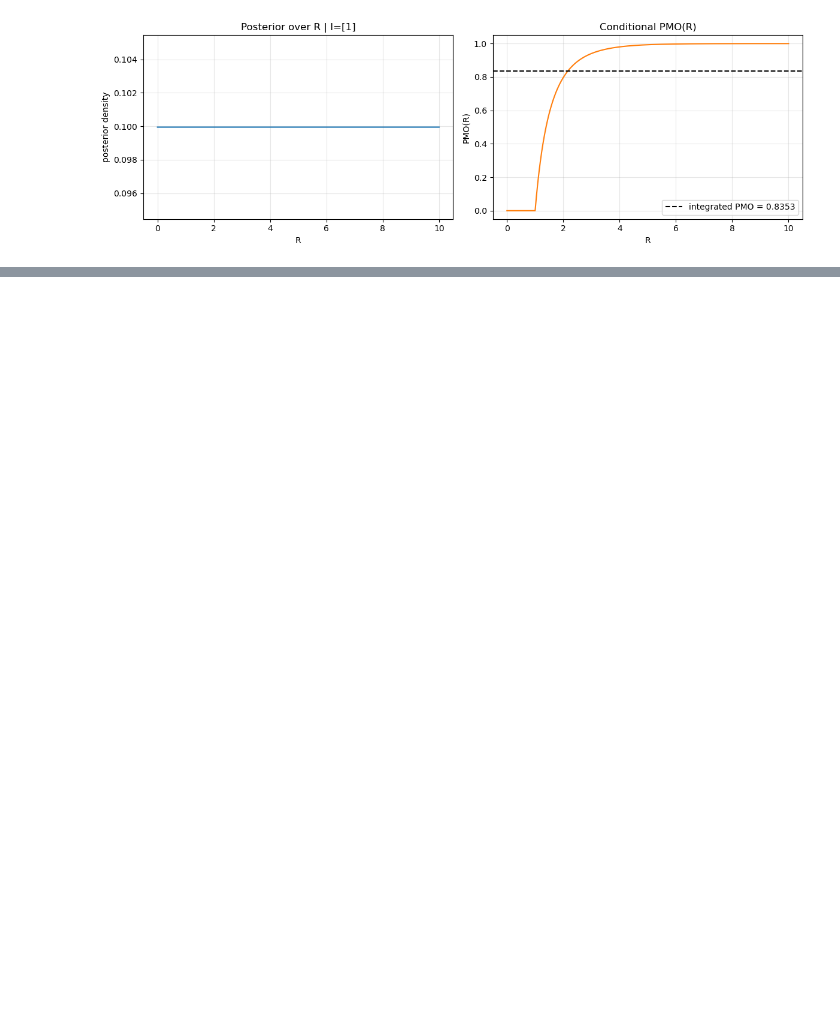
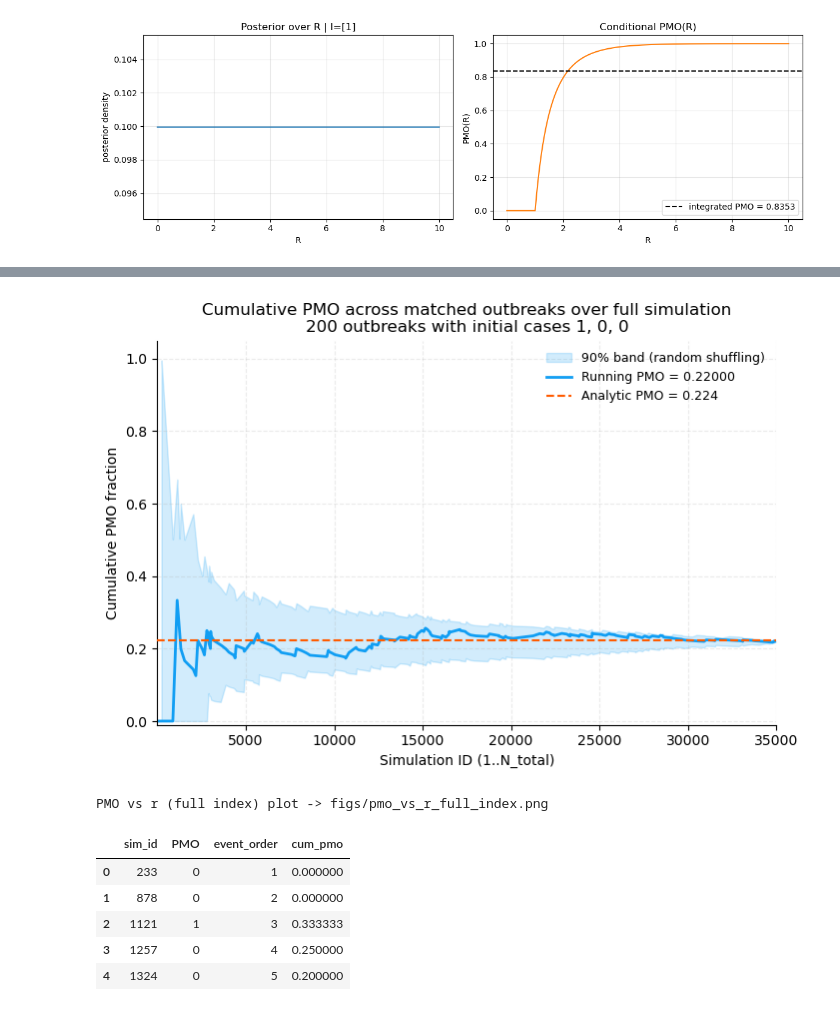
Before and after one commit to karlabbabic/outbreak-probabilities, a Jupyter notebook: outbreak_pipeline.ipynb, the cells around one changed output, grey strips where cells are left out. Cells and saved outputs as stored; diff of their text form; code cells hidden in the pictures; blank space fills up the shorter version.

```diff
--- a/outbreak_pipeline.ipynb
+++ b/outbreak_pipeline.ipynb
@@ -1895,0 +1030,14 @@ All figures render inline and are also saved to disk (`figs/`, the
+# %%
+out_full, events_df = run_pmo_vs_r(sim_df, observed=[1,0,0], sample_strategy="random",
+                                  sample_size=200, full_index=True, show_ci=True, ci=0.9)
+print("PMO vs r (full index) plot ->", out_full)
+events_df.head()
+# %% [output]
+[figure, added]
+PMO vs r (full index) plot -> figs/pmo_vs_r_full_index.png
+|  | sim_id | PMO | event_order | cum_pmo |
+| 0 | 233 | 0 | 1 | 0.000000 |
+| 1 | 878 | 0 | 2 | 0.000000 |
+| 2 | 1121 | 1 | 3 | 0.333333 |
+| 3 | 1257 | 0 | 4 | 0.250000 |
+| 4 | 1324 | 0 | 5 | 0.200000 |
```
Also changed, not shown: parts of 71 cells of this notebook.
